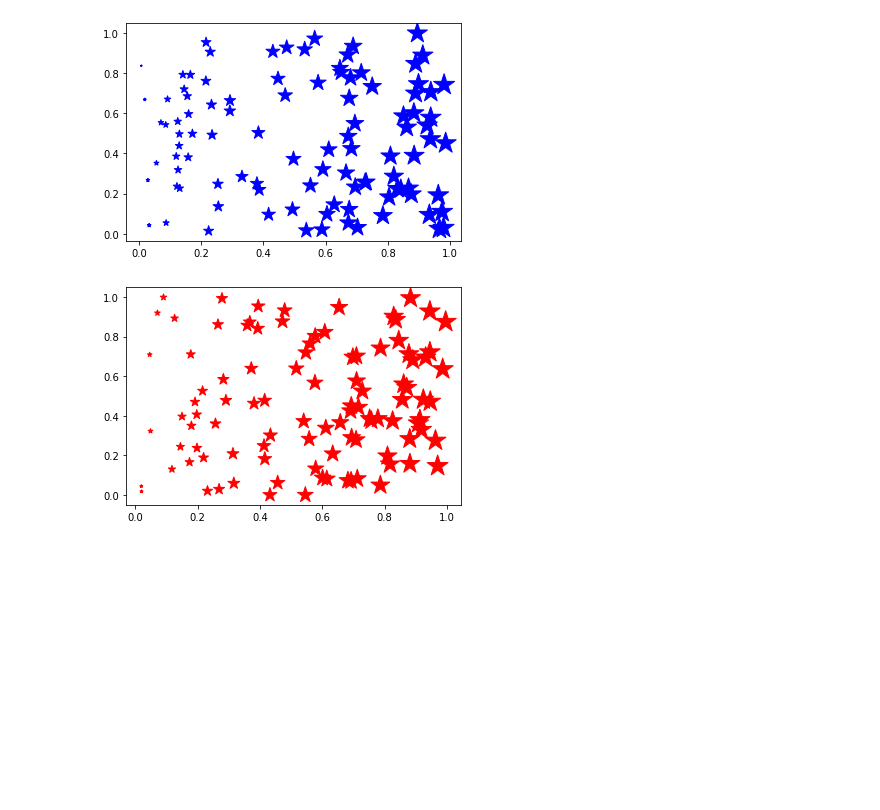
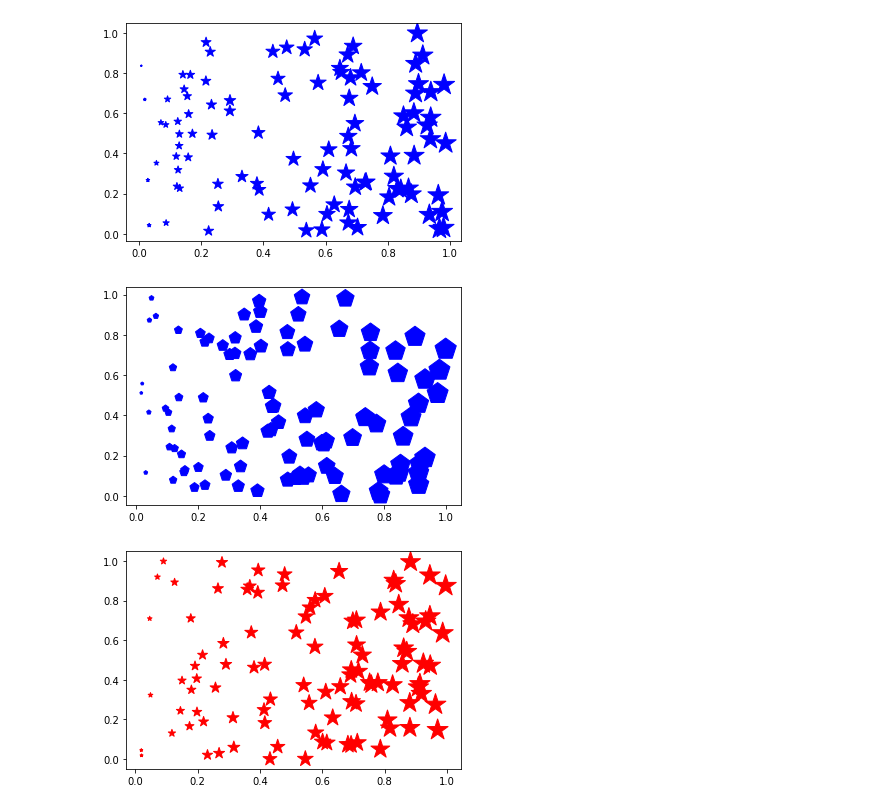
Before and after one commit to jon890613/Matplotlib, a Jupyter notebook: Matplotlib.ipynb, the cells around one changed output. Cells and saved outputs as stored; diff of their text form; code cells hidden in the pictures; blank space fills up the shorter version.

```diff
--- a/Matplotlib.ipynb
+++ b/Matplotlib.ipynb
@@ -152,6 +152,18 @@ pl.scatter(x,y,s=x*500,c=u'b',marker=u'*')
 pl.show()
 # %% [output]
 [figure]
+# %%
+import matplotlib.pylab as pl
+import numpy as np
+
+x = np.random.random(100)
+y = np.random.random(100)
+
+
+pl.scatter(x,y,s=x*500,c=u'b',marker=u'p')
+pl.show()
+# %% [output]
+[figure, added]
 # %%
 import matplotlib.pylab as pl
 import numpy as np
```
